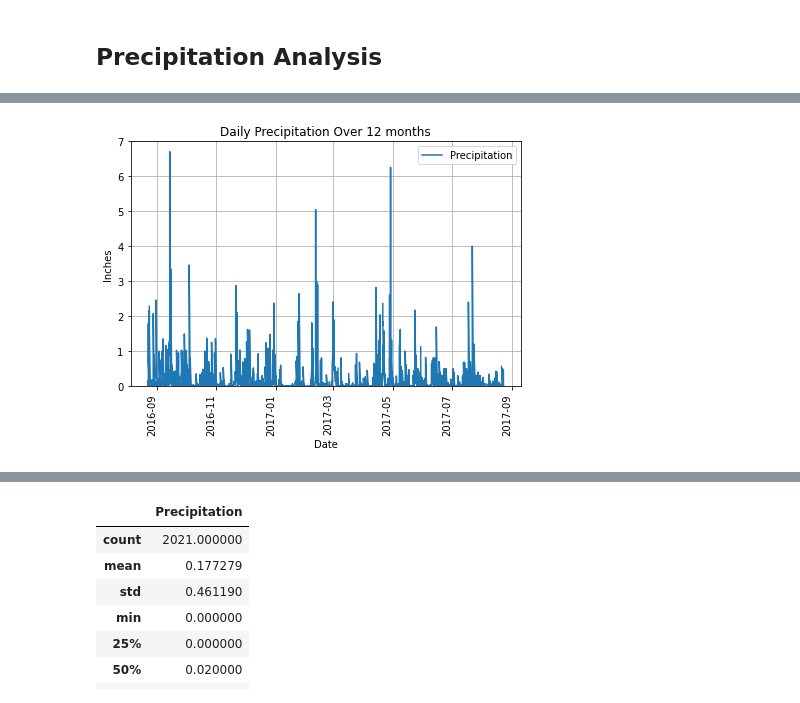
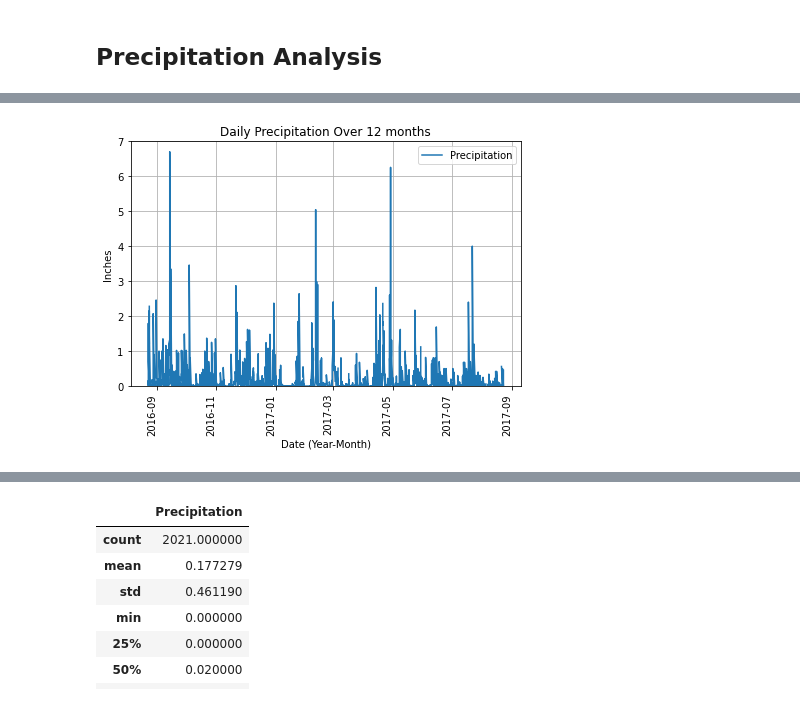
Before and after one commit to alplky/sqlalchemy-challenge, a Jupyter notebook: climate_analysis.ipynb, the cells around one changed output, grey strips where cells are left out. Cells and saved outputs as stored; diff of their text form; code cells hidden in the pictures.

Commit message:
savefig for precipitation bar chart

```diff
--- a/climate_analysis.ipynb
+++ b/climate_analysis.ipynb
@@ -135,12 +135,14 @@ prcp_df.index = pd.to_datetime(prcp_df.index, format="%Y/%m/%d")
 # %%
 # plot precipitation results using Dataframe plot method
 
 prcp_plot = prcp_df.plot(figsize=(7,5), ylim=(0,7), title = "Daily Precipitation Over 12 months", rot=90)
 prcp_plot.set_ylabel("Inches")
+prcp_plot.set_xlabel("Date (Year-Month)")
 prcp_plot.grid()
+plt.savefig("Images/precipitation_bar.png")
 plt.show()
 # %% [output]
-[figure, old version]
+[figure, new version]
 [interactive output not drawn]
 # %%
 # print a summary statistics table for the precipitation data
```
